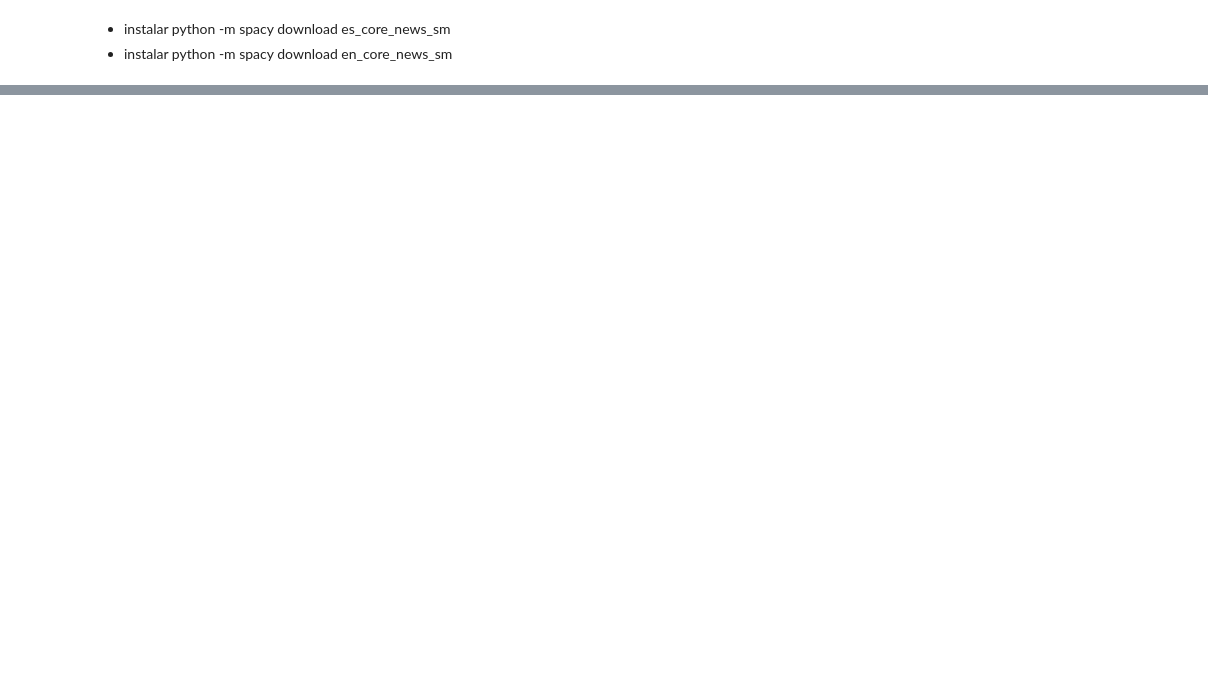
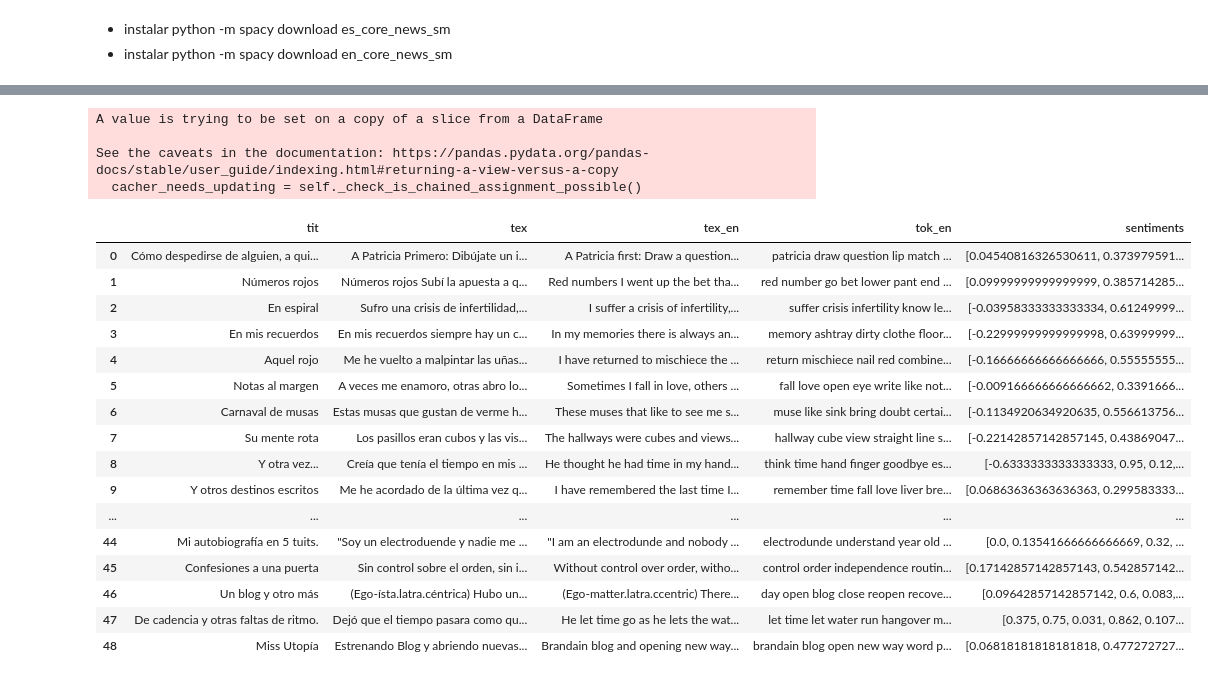
Before and after one commit to data2021oct/web-scrapping-miniproject, a Jupyter notebook: minipro.ipynb, the cells around one changed output, grey strips where cells are left out. Drawn from its saved outputs; the diff is of its cells as text; code cells hidden in the pictures; blank space fills up the shorter version.

```diff
--- a/minipro.ipynb
+++ b/minipro.ipynb
@@ -185,0 +259,31 @@ text_sent.to_csv("data/text_sent.csv")
+# %%
+text_sent.drop("blobpol", axis=1, inplace = True)
+# %%
+#text_sent["blobpol"] = pd.Series()
+for i, row in text_sent.iterrows():
+    text_sent.loc[i]["blobpol"] = text_sent["sentiments"].values[i][0]
+# %% [output]
+A value is trying to be set on a copy of a slice from a DataFrame
+
+See the caveats in the documentation: https://pandas.pydata.org/pandas-docs/stable/user_guide/indexing.html#returning-a-view-versus-a-copy
+  cacher_needs_updating = self._check_is_chained_assignment_possible()
+# %%
+text_sent
+# %% [output]
+|  | tit | tex | tex_en | tok_en | sentiments |
+| 0 | Cómo despedirse de alguien, a qui... | A Patricia Primero: Dibújate un i... | A Patricia first: Draw a question... | patricia draw question lip match ... | [0.04540816326530611, 0.373979591... |
+| 1 | Números rojos | Números rojos Subí la apuesta a q... | Red numbers I went up the bet tha... | red number go bet lower pant end ... | [0.09999999999999999, 0.385714285... |
+| 2 | En espiral | Sufro una crisis de infertilidad,... | I suffer a crisis of infertility,... | suffer crisis infertility know le... | [-0.03958333333333334, 0.61249999... |
+| 3 | En mis recuerdos | En mis recuerdos siempre hay un c... | In my memories there is always an... | memory ashtray dirty clothe floor... | [-0.22999999999999998, 0.63999999... |
+| 4 | Aquel rojo | Me he vuelto a malpintar las uñas... | I have returned to mischiece the ... | return mischiece nail red combine... | [-0.16666666666666666, 0.55555555... |
+| 5 | Notas al margen | A veces me enamoro, otras abro lo... | Sometimes I fall in love, others ... | fall love open eye write like not... | [-0.009166666666666662, 0.3391666... |
+| 6 | Carnaval de musas | Estas musas que gustan de verme h... | These muses that like to see me s... | muse like sink bring doubt certai... | [-0.1134920634920635, 0.556613756... |
+| 7 | Su mente rota | Los pasillos eran cubos y las vis... | The hallways were cubes and views... | hallway cube view straight line s... | [-0.22142857142857145, 0.43869047... |
+| 8 | Y otra vez... | Creía que tenía el tiempo en mis ... | He thought he had time in my hand... | think time hand finger goodbye es... | [-0.6333333333333333, 0.95, 0.12,... |
+| 9 | Y otros destinos escritos | Me he acordado de la última vez q... | I have remembered the last time I... | remember time fall love liver bre... | [0.06863636363636363, 0.299583333... |
+| ... | ... | ... | ... | ... | ... |
+| 44 | Mi autobiografía en 5 tuits. | "Soy un electroduende y nadie me ... | "I am an electrodunde and nobody ... | electrodunde understand year old ... | [0.0, 0.13541666666666669, 0.32, ... |
+| 45 | Confesiones a una puerta | Sin control sobre el orden, sin i... | Without control over order, witho... | control order independence routin... | [0.17142857142857143, 0.542857142... |
+| 46 | Un blog y otro más | (Ego-ísta.latra.céntrica) Hubo un... | (Ego-matter.latra.ccentric) There... | day open blog close reopen recove... | [0.09642857142857142, 0.6, 0.083,... |
+| 47 | De cadencia y otras faltas de ritmo. | Dejó que el tiempo pasara como qu... | He let time go as he lets the wat... | let time let water run hangover m... | [0.375, 0.75, 0.031, 0.862, 0.107... |
+| 48 | Miss Utopía | Estrenando Blog y abriendo nuevas... | Brandain blog and opening new way... | brandain blog open new way word p... | [0.06818181818181818, 0.477272727... |
```
Also changed, not shown: parts of 25 cells of this notebook, 1 other file.
